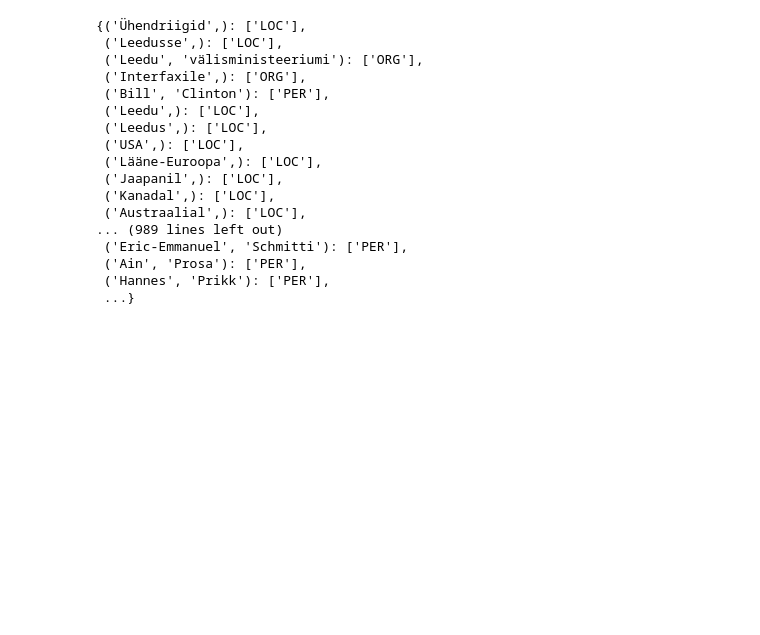
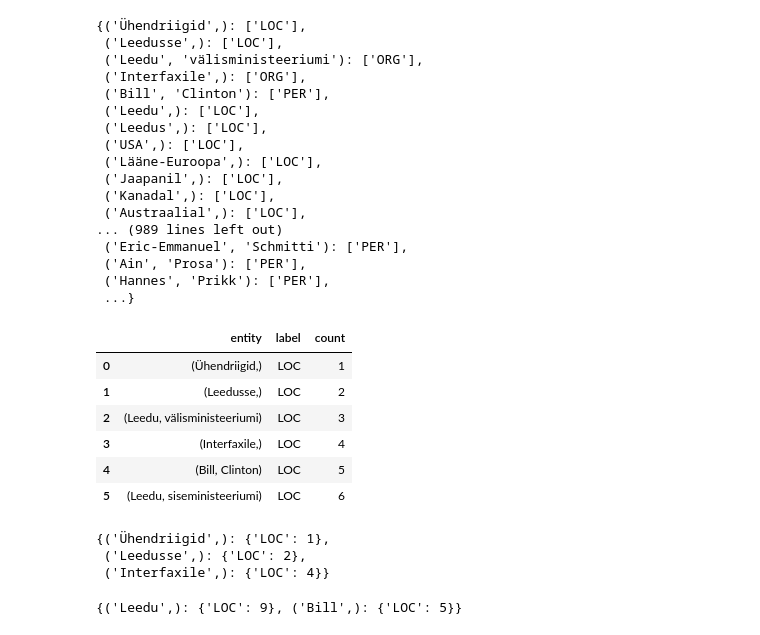
Before and after one commit to estnltk/estnltk-model-training, a Jupyter notebook: statistical_ner_labelling/creating_rulesets.ipynb, the cells around one changed output. Saved outputs shown, nothing was run; the diff lists cells and outputs as text; code cells hidden in the pictures; blank space fills up the shorter version.

```diff
--- a/statistical_ner_labelling/creating_rulesets.ipynb
+++ b/statistical_ner_labelling/creating_rulesets.ipynb
@@ -34,0 +25,21 @@ for entity, tag in entity_map.items():
+# %%
+mapping = {(('Ühendriigid',),'LOC'): 1,
+ (('Leedusse',),'LOC'): 2,
+ (('Leedu', 'välisministeeriumi'),'LOC'): 3,
+ (('Interfaxile',),'LOC'): 4,
+ (('Bill', 'Clinton'),'LOC'): 5, (('Leedu','siseministeeriumi'), 'LOC'): 6}
+# %%
+a = pd.Series(mapping).reset_index()
+# %%
+a.columns = ['entity','label','count']
+# %%
+a
+#pd.read_csv(ner_counts.csv)
+# %% [output]
+|  | entity | label | count |
+| 0 | (Ühendriigid,) | LOC | 1 |
+| 1 | (Leedusse,) | LOC | 2 |
+| 2 | (Leedu, välisministeeriumi) | LOC | 3 |
+| 3 | (Interfaxile,) | LOC | 4 |
+| 4 | (Bill, Clinton) | LOC | 5 |
+| 5 | (Leedu, siseministeeriumi) | LOC | 6 |
@@ -35,3 +68,13 @@ for entity, tag in entity_map.items():
+# %%
+singletons_map
+# %% [output]
+{('Ühendriigid',): {'LOC': 1},
+ ('Leedusse',): {'LOC': 2},
+ ('Interfaxile',): {'LOC': 4}}
+# %%
+first_words_map
+# %% [output]
+{('Leedu',): {'LOC': 9}, ('Bill',): {'LOC': 5}}
 # %%
 last_word_map
 # %% [output]
```
Also changed, not shown: parts of 17 cells of this notebook, 11 other files.
